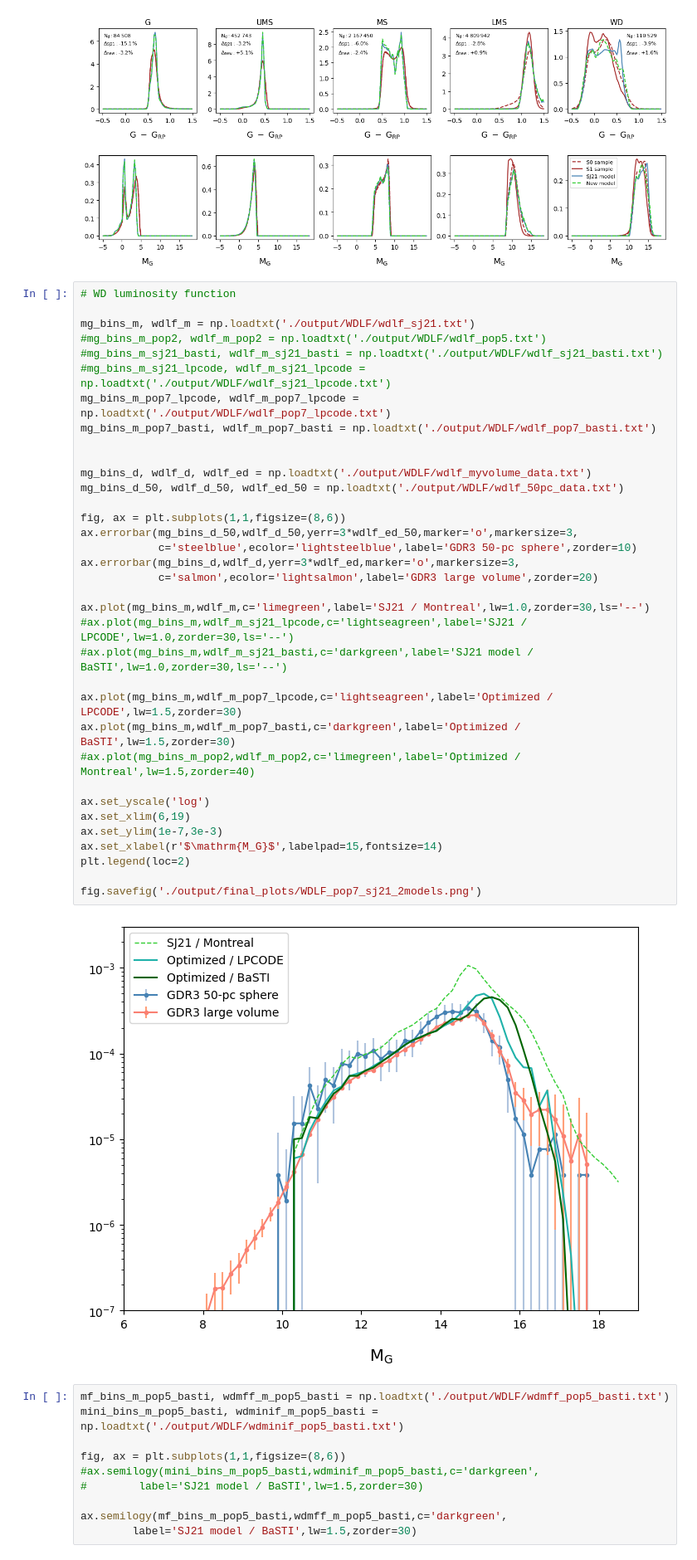
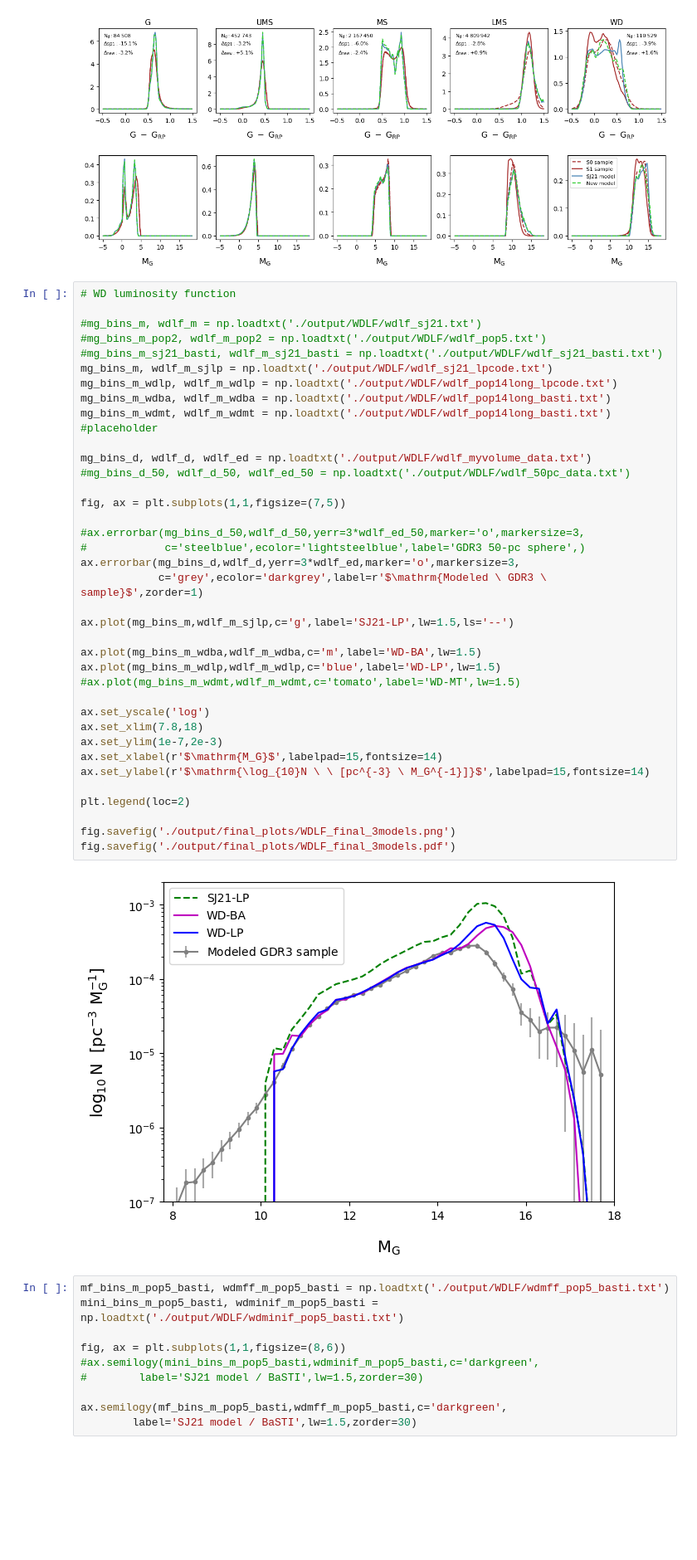
Before and after one commit to askenja/gaia-wd-fitting, a Jupyter notebook: 7b--Final_Plots.ipynb, the cells around one changed output. Shown at 83% size. Cells and saved outputs as stored; diff of their text form; blank space fills up the shorter version.

```diff
--- a/7b--Final_Plots.ipynb
+++ b/7b--Final_Plots.ipynb
@@ -277,40 +457,42 @@ fig.savefig('./output/final_plots/cmdf_pop7_basti.png')
 # %%
 # WD luminosity function
 
-mg_bins_m, wdlf_m = np.loadtxt('./output/WDLF/wdlf_sj21.txt')
+#mg_bins_m, wdlf_m = np.loadtxt('./output/WDLF/wdlf_sj21.txt')
 #mg_bins_m_pop2, wdlf_m_pop2 = np.loadtxt('./output/WDLF/wdlf_pop5.txt')
 #mg_bins_m_sj21_basti, wdlf_m_sj21_basti = np.loadtxt('./output/WDLF/wdlf_sj21_basti.txt')
-#mg_bins_m_sj21_lpcode, wdlf_m_sj21_lpcode = np.loadtxt('./output/WDLF/wdlf_sj21_lpcode.txt')
-mg_bins_m_pop7_lpcode, wdlf_m_pop7_lpcode = np.loadtxt('./output/WDLF/wdlf_pop7_lpcode.txt')
-mg_bins_m_pop7_basti, wdlf_m_pop7_basti = np.loadtxt('./output/WDLF/wdlf_pop7_basti.txt')
-
+mg_bins_m, wdlf_m_sjlp = np.loadtxt('./output/WDLF/wdlf_sj21_lpcode.txt')
+mg_bins_m_wdlp, wdlf_m_wdlp = np.loadtxt('./output/WDLF/wdlf_pop14long_lpcode.txt')
+mg_bins_m_wdba, wdlf_m_wdba = np.loadtxt('./output/WDLF/wdlf_pop14long_basti.txt')
+mg_bins_m_wdmt, wdlf_m_wdmt = np.loadtxt('./output/WDLF/wdlf_pop14long_basti.txt') #placeholder
 
 mg_bins_d, wdlf_d, wdlf_ed = np.loadtxt('./output/WDLF/wdlf_myvolume_data.txt')
-mg_bins_d_50, wdlf_d_50, wdlf_ed_50 = np.loadtxt('./output/WDLF/wdlf_50pc_data.txt')
+#mg_bins_d_50, wdlf_d_50, wdlf_ed_50 = np.loadtxt('./output/WDLF/wdlf_50pc_data.txt')
 
-fig, ax = plt.subplots(1,1,figsize=(8,6))
-ax.errorbar(mg_bins_d_50,wdlf_d_50,yerr=3*wdlf_ed_50,marker='o',markersize=3,
-            c='steelblue',ecolor='lightsteelblue',label='GDR3 50-pc sphere',zorder=10)
+fig, ax = plt.subplots(1,1,figsize=(7,5))
+
+#ax.errorbar(mg_bins_d_50,wdlf_d_50,yerr=3*wdlf_ed_50,marker='o',markersize=3,
+#            c='steelblue',ecolor='lightsteelblue',label='GDR3 50-pc sphere',)
 ax.errorbar(mg_bins_d,wdlf_d,yerr=3*wdlf_ed,marker='o',markersize=3,
-            c='salmon',ecolor='lightsalmon',label='GDR3 large volume',zorder=20)
+            c='grey',ecolor='darkgrey',label=r'$\mathrm{Modeled \ GDR3 \ sample}$',zorder=1)
 
-ax.plot(mg_bins_m,wdlf_m,c='limegreen',label='SJ21 / Montreal',lw=1.0,zorder=30,ls='--')
-#ax.plot(mg_bins_m,wdlf_m_sj21_lpcode,c='lightseagreen',label='SJ21 / LPCODE',lw=1.0,zorder=30,ls='--')
-#ax.plot(mg_bins_m,wdlf_m_sj21_basti,c='darkgreen',label='SJ21 model / BaSTI',lw=1.0,zorder=30,ls='--')
+ax.plot(mg_bins_m,wdlf_m_sjlp,c='g',label='SJ21-LP',lw=1.5,ls='--')
 
-ax.plot(mg_bins_m,wdlf_m_pop7_lpcode,c='lightseagreen',label='Optimized / LPCODE',lw=1.5,zorder=30)
-ax.plot(mg_bins_m,wdlf_m_pop7_basti,c='darkgreen',label='Optimized / BaSTI',lw=1.5,zorder=30)
-#ax.plot(mg_bins_m_pop2,wdlf_m_pop2,c='limegreen',label='Optimized / Montreal',lw=1.5,zorder=40)
+ax.plot(mg_bins_m_wdba,wdlf_m_wdba,c='m',label='WD-BA',lw=1.5)
+ax.plot(mg_bins_m_wdlp,wdlf_m_wdlp,c='blue',label='WD-LP',lw=1.5)
+#ax.plot(mg_bins_m_wdmt,wdlf_m_wdmt,c='tomato',label='WD-MT',lw=1.5)
 
 ax.set_yscale('log')
-ax.set_xlim(6,19)
-ax.set_ylim(1e-7,3e-3)
+ax.set_xlim(7.8,18)
+ax.set_ylim(1e-7,2e-3)
 ax.set_xlabel(r'$\mathrm{M_G}$',labelpad=15,fontsize=14)
+ax.set_ylabel(r'$\mathrm{\log_{10}N \ \ [pc^{-3} \ M_G^{-1}]}$',labelpad=15,fontsize=14)
+
 plt.legend(loc=2)
 
-fig.savefig('./output/final_plots/WDLF_pop7_sj21_2models.png')
+fig.savefig('./output/final_plots/WDLF_final_3models.png')
+fig.savefig('./output/final_plots/WDLF_final_3models.pdf')
 # %% [output]
-[figure, old version]
+[figure, new version]
 # %%
 mf_bins_m_pop5_basti, wdmff_m_pop5_basti = np.loadtxt('./output/WDLF/wdmff_pop5_basti.txt')
 mini_bins_m_pop5_basti, wdminif_m_pop5_basti = np.loadtxt('./output/WDLF/wdminif_pop5_basti.txt')
```
Also changed, not shown: parts of 13 cells of this notebook, 14 other files.
